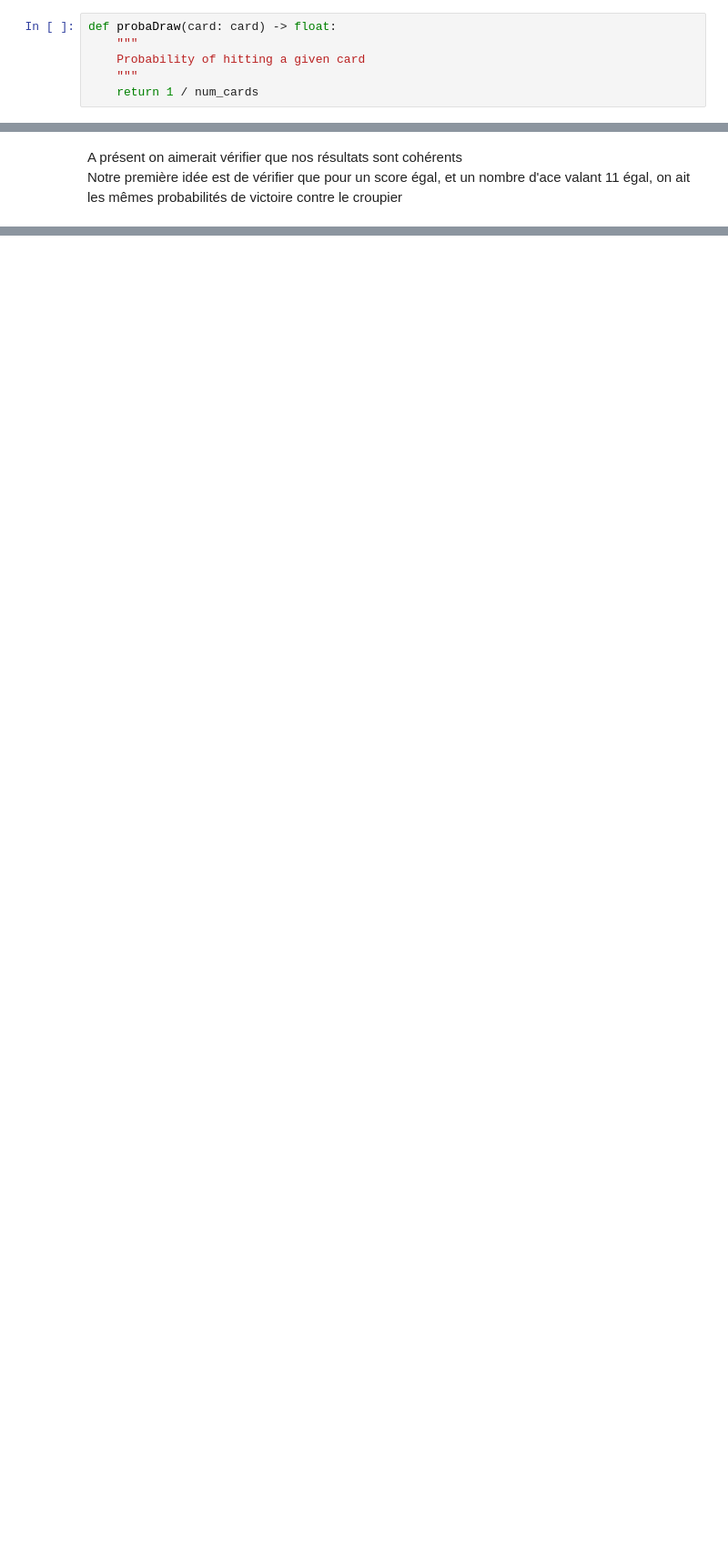
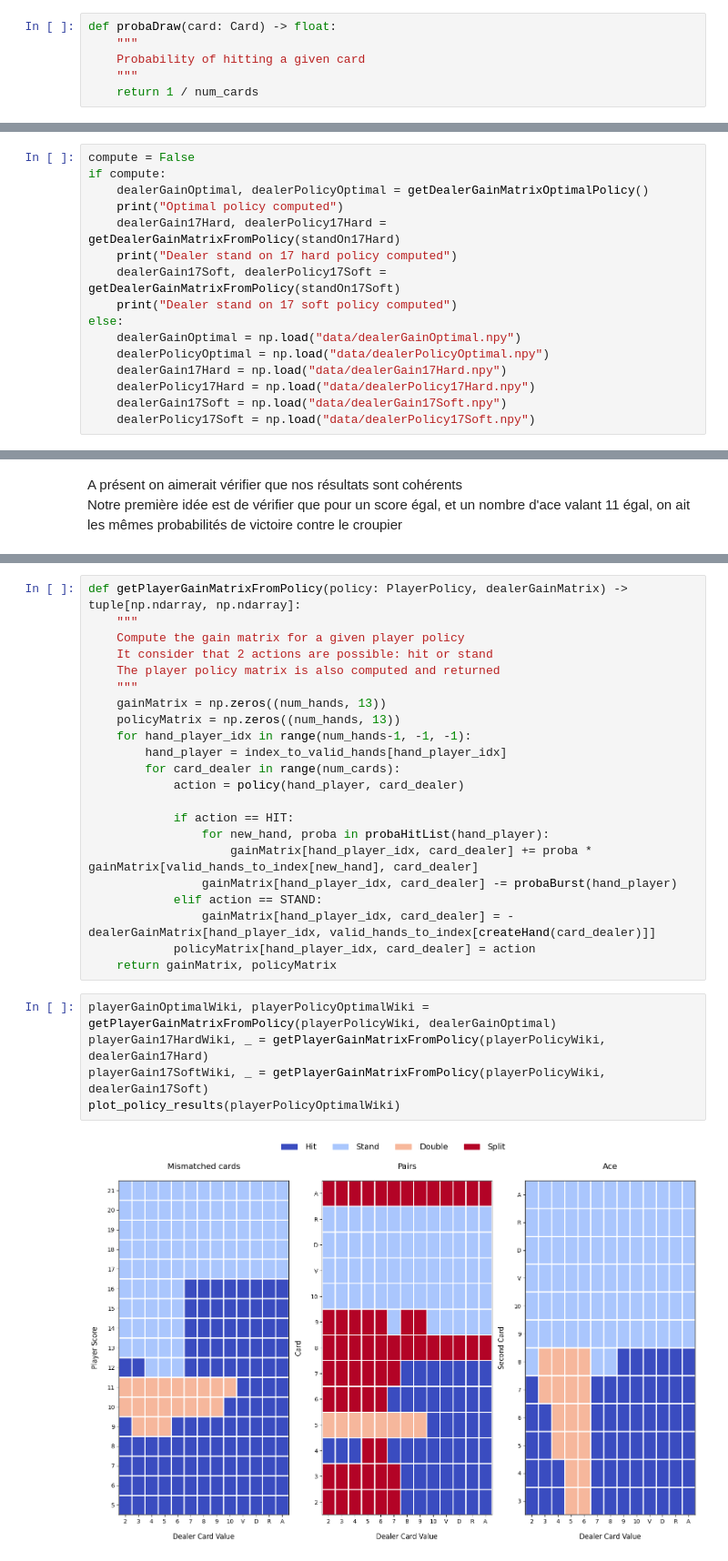
Before and after one commit to Careeza/MDP-RL-Project, a Jupyter notebook: Q1_complete.ipynb, the cells around one changed output, grey strips where cells are left out. Shown at 91% size. Cells and saved outputs as stored; diff of their text form; blank space fills up the shorter version.

```diff
--- a/Q1_complete.ipynb
+++ b/Q1_complete.ipynb
@@ -42,5 +56,5 @@ SPLIT: action = 3
 # %%
-def probaDraw(card: card) -> float:
+def probaDraw(card: Card) -> float:
 	"""
 	Probability of hitting a given card
 	"""
@@ -305,0 +312,16 @@ df
+# %%
+compute = False
+if compute:
+	dealerGainOptimal, dealerPolicyOptimal = getDealerGainMatrixOptimalPolicy()
+	print("Optimal policy computed")
+	dealerGain17Hard, dealerPolicy17Hard = getDealerGainMatrixFromPolicy(standOn17Hard)
+	print("Dealer stand on 17 hard policy computed")
+	dealerGain17Soft, dealerPolicy17Soft = getDealerGainMatrixFromPolicy(standOn17Soft)
+	print("Dealer stand on 17 soft policy computed")
+else:
+    dealerGainOptimal = np.load("data/dealerGainOptimal.npy")
+    dealerPolicyOptimal = np.load("data/dealerPolicyOptimal.npy")
+    dealerGain17Hard = np.load("data/dealerGain17Hard.npy")
+    dealerPolicy17Hard = np.load("data/dealerPolicy17Hard.npy")
+    dealerGain17Soft = np.load("data/dealerGain17Soft.npy")
+    dealerPolicy17Soft = np.load("data/dealerPolicy17Soft.npy")
@@ -391,0 +644,29 @@ def checkPlayerGainMatrix(playerGainMatrix: np.ndarray) -> bool:
+# %%
+def getPlayerGainMatrixFromPolicy(policy: PlayerPolicy, dealerGainMatrix) -> tuple[np.ndarray, np.ndarray]:
+	"""
+	Compute the gain matrix for a given player policy
+	It consider that 2 actions are possible: hit or stand
+	The player policy matrix is also computed and returned
+	"""
+	gainMatrix = np.zeros((num_hands, 13))
+	policyMatrix = np.zeros((num_hands, 13))
+	for hand_player_idx in range(num_hands-1, -1, -1):
+		hand_player = index_to_valid_hands[hand_player_idx]
+		for card_dealer in range(num_cards):
+			action = policy(hand_player, card_dealer)
+
+			if action == HIT:
+				for new_hand, proba in probaHitList(hand_player):
+					gainMatrix[hand_player_idx, card_dealer] += proba * gainMatrix[valid_hands_to_index[new_hand], card_dealer]
+				gainMatrix[hand_player_idx, card_dealer] -= probaBurst(hand_player)
+			elif action == STAND:
+				gainMatrix[hand_player_idx, card_dealer] = -dealerGainMatrix[hand_player_idx, valid_hands_to_index[createHand(card_dealer)]]
+			policyMatrix[hand_player_idx, card_dealer] = action
+	return gainMatrix, policyMatrix
+# %%
+playerGainOptimalWiki, playerPolicyOptimalWiki = getPlayerGainMatrixFromPolicy(playerPolicyWiki, dealerGainOptimal)
+playerGain17HardWiki, _ = getPlayerGainMatrixFromPolicy(playerPolicyWiki, dealerGain17Hard)
+playerGain17SoftWiki, _ = getPlayerGainMatrixFromPolicy(playerPolicyWiki, dealerGain17Soft)
+plot_policy_results(playerPolicyOptimalWiki)
+# %% [output]
+[figure, added]
```
Also changed, not shown: parts of 38 cells of this notebook, 3 other files.
